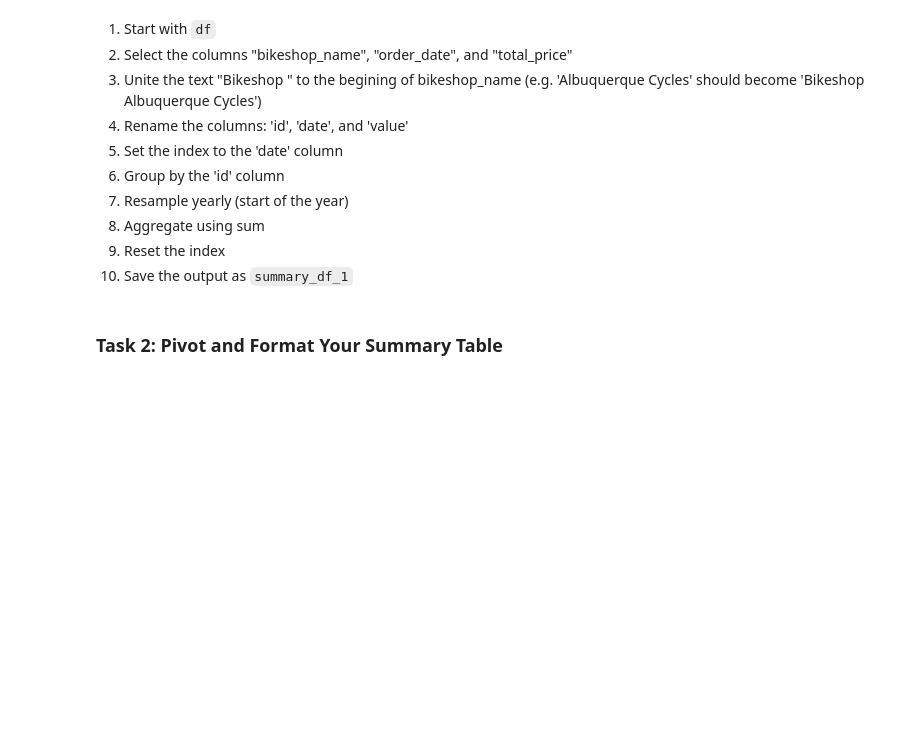
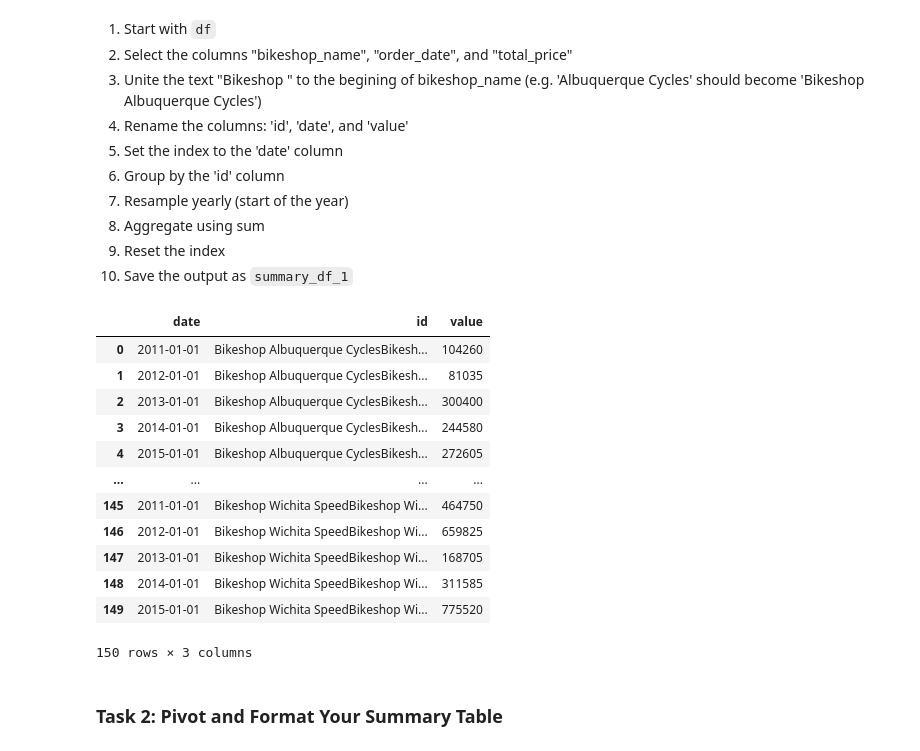
Before and after one commit to 5joe/python_plotnine_matplotlib_wrangling, a Jupyter notebook: Challenge 1/ch1_data_wrangle.ipynb, the cells around one changed output. Saved outputs shown, nothing was run; the diff lists cells and outputs as text; code cells hidden in the pictures; blank space fills up the shorter version.

```diff
--- a/Challenge 1/ch1_data_wrangle.ipynb
+++ b/Challenge 1/ch1_data_wrangle.ipynb
@@ -93,6 +101,47 @@ Perform the following tasks.
 8. Aggregate using sum
 9. Reset the index
 11. Save the output as `summary_df_1`
+# %%
+# Code
+import pandas as pd
+import numpy as np
+
+from my_pandas_extensions.database import collect_data
+df = collect_data()
+
+# Selecting the required column
+summary_df_1 = df[['bikeshop_name', 'order_date','total_price']]\
+    .assign(
+    bikeshop_name = lambda x: "Bikeshop " +
+                             x.bikeshop_name.str.replace(r'^Bikeshop ', '', regex=True)
+    )\
+     .rename(columns = dict(
+         bikeshop_name = "id",
+         order_date = "date",
+         total_price = "value"
+     ))\
+     .set_index('date')\
+    .groupby('id', as_index = False)\
+    .resample('YS')\
+    .sum()\
+    .reset_index()\
+    .drop('level_0', axis = 1)
+
+summary_df_1
+# %% [output]
+|  | date | id | value |
+| 0 | 2011-01-01 | Bikeshop Albuquerque CyclesBikesh... | 104260 |
+| 1 | 2012-01-01 | Bikeshop Albuquerque CyclesBikesh... | 81035 |
+| 2 | 2013-01-01 | Bikeshop Albuquerque CyclesBikesh... | 300400 |
+| 3 | 2014-01-01 | Bikeshop Albuquerque CyclesBikesh... | 244580 |
+| 4 | 2015-01-01 | Bikeshop Albuquerque CyclesBikesh... | 272605 |
+| ... | ... | ... | ... |
+| 145 | 2011-01-01 | Bikeshop Wichita SpeedBikeshop Wi... | 464750 |
+| 146 | 2012-01-01 | Bikeshop Wichita SpeedBikeshop Wi... | 659825 |
+| 147 | 2013-01-01 | Bikeshop Wichita SpeedBikeshop Wi... | 168705 |
+| 148 | 2014-01-01 | Bikeshop Wichita SpeedBikeshop Wi... | 311585 |
+| 149 | 2015-01-01 | Bikeshop Wichita SpeedBikeshop Wi... | 775520 |
+150 rows × 3 columns
 # %% [markdown]
 ### Task 2: Pivot and Format Your Summary Table
 # %%
```
Also changed, not shown: parts of 13 cells of this notebook.
